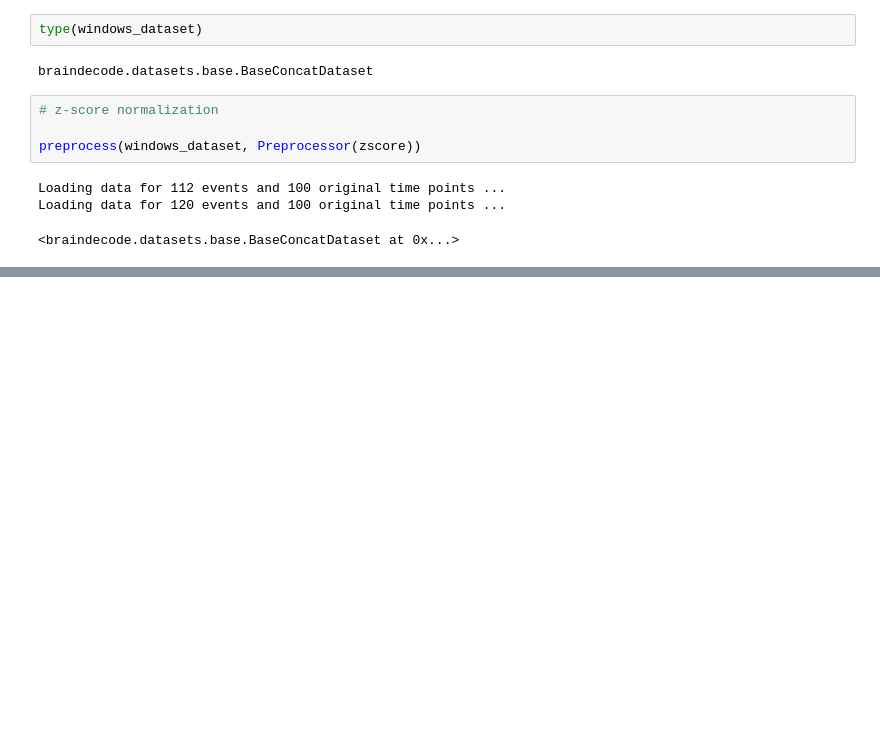
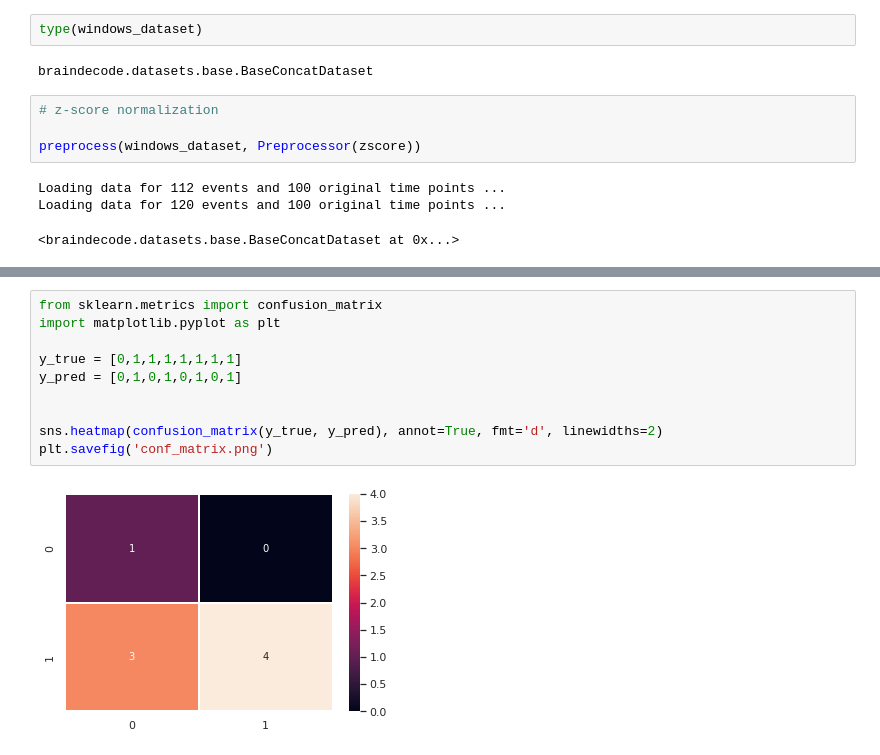
Before and after one commit to etiennegalea/ssl_generic_eeg, a Jupyter notebook: test.ipynb, the cells around one changed output, grey strips where cells are left out. Drawn from its saved outputs; the diff is of its cells as text; blank space fills up the shorter version.

```diff
--- a/test.ipynb
+++ b/test.ipynb
@@ -562,0 +593,12 @@ AttributeError: 'WindowsDataset' object has no attribute '__annotations__'
+# %%
+from sklearn.metrics import confusion_matrix
+import matplotlib.pyplot as plt
+
+y_true = [0,1,1,1,1,1,1,1]
+y_pred = [0,1,0,1,0,1,0,1]
+
+
+sns.heatmap(confusion_matrix(y_true, y_pred), annot=True, fmt='d', linewidths=2)
+plt.savefig('conf_matrix.png')
+# %% [output]
+[figure, added]
```
Also changed, not shown: parts of 3 cells of this notebook, 6 other files.
